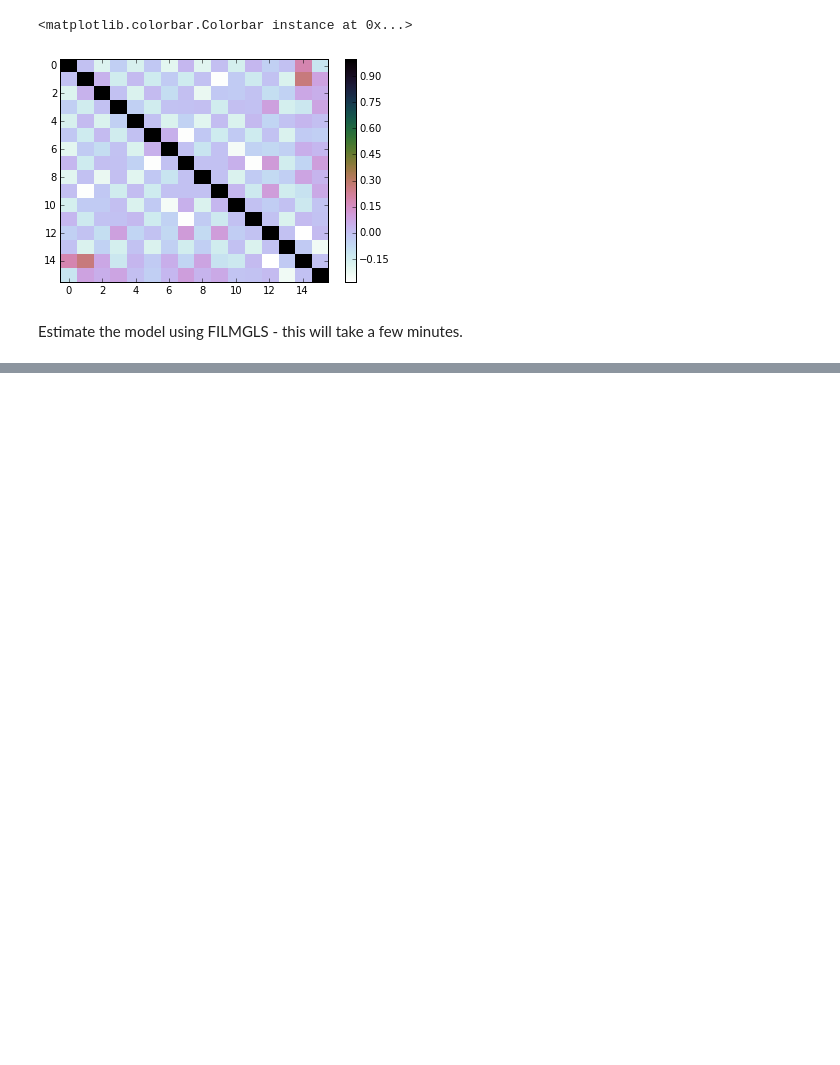
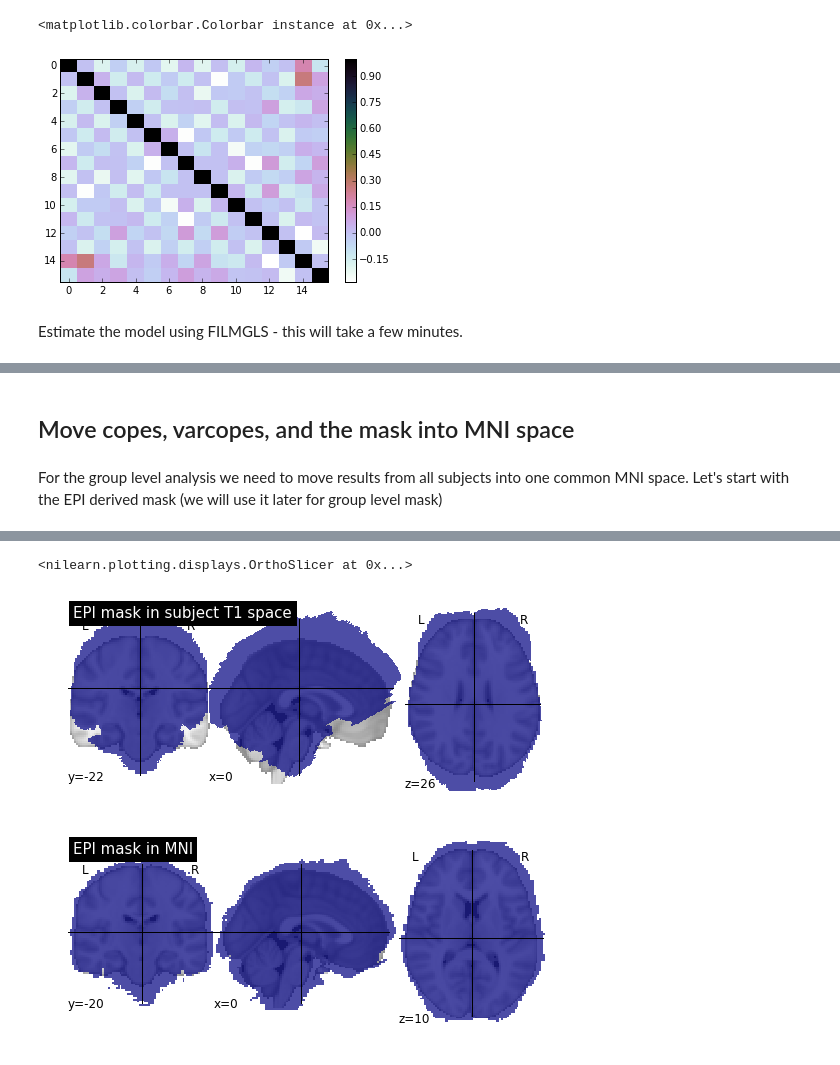
Before and after one commit to poldrack/fmri-analysis-vm, a Jupyter notebook: analysis/firstlevel/First level modeling.ipynb, the cells around one changed output, grey strips where cells are left out. Saved outputs shown, nothing was run; the diff lists cells and outputs as text; code cells hidden in the pictures; blank space fills up the shorter version.

Commit message:
Fixed FILM, added cope and varcope warping to MNI

```diff
--- a/analysis/firstlevel/First level modeling.ipynb
+++ b/analysis/firstlevel/First level modeling.ipynb
@@ -201,0 +209,29 @@ for zstat in fgls_results.outputs.zstats:
+# %% [markdown]
+## Move copes, varcopes, and the mask into MNI space
+# %% [markdown]
+For the group level analysis we need to move results from all subjects into one common MNI space. Let's start with the EPI derived mask (we will use it later for group level mask)
+# %%
+mask_file = os.path.join(results_dir, "mask.nii.gz")
+epi_to_t1_warp = os.path.join(results_dir, "epi_to_t1_warp.nii.gz")
+t1_to_mni_warp = os.path.join(results_dir, "t1_to_mni_warp.h5")
+in_file = mask_file
+anat_subject='ses018'
+anatomydir=os.path.join(datadir,'ds031/sub00001',anat_subject,
+        'anatomy')
+t1_file = os.path.join(anatomydir,'sub00001_ses018_T1w_001.nii.gz')
+
+epi_to_t1 = mem.cache(fsl.ApplyWarp)
+epi_to_t1_mask_results = epi_to_t1(in_file=in_file,
+                                   ref_file=t1_file,
+                                   field_file=epi_to_t1_warp,
+                                   interp="nn")
+nilearn.plotting.plot_roi(epi_to_t1_mask_results.outputs.out_file, title="EPI mask in subject T1 space")
+
+t1_to_mni = mem.cache(ants.ApplyTransforms)
+t1_to_mni_mask_results = t1_to_mni(input_image=epi_to_t1_mask_results.outputs.out_file,
+                                   reference_image=os.path.join(os.getenv('FSLDIR'),'data/standard/MNI152_T1_2mm_brain.nii.gz'),
+                                   transforms=t1_to_mni_warp,
+                                   interpolation="NearestNeighbor")
+t1_to_mni_mask_results.outputs
+nilearn.plotting.plot_roi(t1_to_mni_mask_results.outputs.output_image, title="EPI mask in MNI")
+# %% [output]
@@ -201,0 +256,3 @@ for zstat in fgls_results.outputs.zstats:
+<nilearn.plotting.displays.OrthoSlicer at 0x...>
+[figure, added]
+[figure, added]
```
Also changed, not shown: parts of 11 cells of this notebook, 2 other files.
